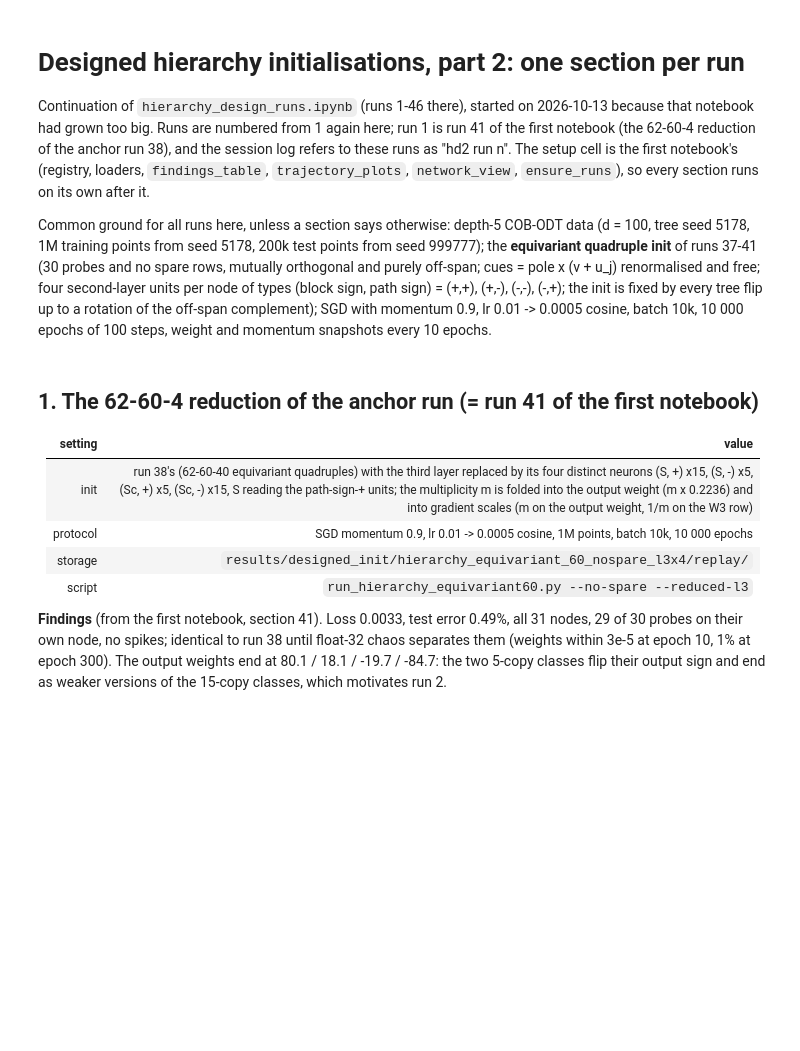
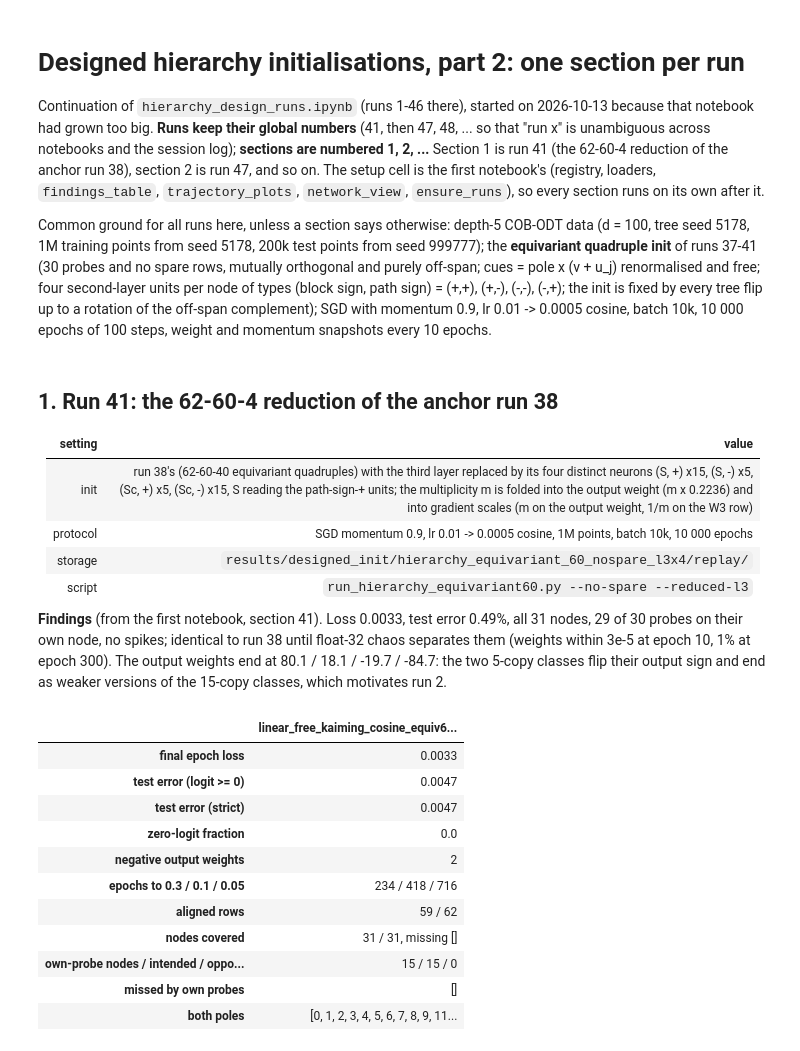
Before and after one commit to HarishGP/layer-lenses, a Jupyter notebook: notebooks/hierarchy_design_runs_2.ipynb, the cells around one changed output. Saved outputs shown, nothing was run; the diff lists cells and outputs as text; code cells hidden in the pictures; blank space fills up the shorter version.

Commit message:
Notebook 2 uses global run numbers (41, 47, 48, 49); run 48 (readout rescaled to run 41's) and run 49 (10M points) launched
Co-Authored-By: Claude Fable 5.1 <noreply@anthropic.com>

```diff
--- a/notebooks/hierarchy_design_runs_2.ipynb
+++ b/notebooks/hierarchy_design_runs_2.ipynb
@@ -1,10 +1,11 @@
 # %% [markdown]
 # Designed hierarchy initialisations, part 2: one section per run
 
-Continuation of `hierarchy_design_runs.ipynb` (runs 1-46 there), started on 2026-10-13 because that notebook had grown too big. Runs
-are numbered from 1 again here; run 1 is run 41 of the first notebook (the 62-60-4 reduction of the anchor run 38), and the session log
-refers to these runs as "hd2 run n". The setup cell is the first notebook's (registry, loaders, `findings_table`, `trajectory_plots`,
-`network_view`, `ensure_runs`), so every section runs on its own after it.
+Continuation of `hierarchy_design_runs.ipynb` (runs 1-46 there), started on 2026-10-13 because that notebook had grown too big. **Runs
+keep their global numbers** (41, then 47, 48, ... so that "run x" is unambiguous across notebooks and the session log); **sections are
+numbered 1, 2, ...** Section 1 is run 41 (the 62-60-4 reduction of the anchor run 38), section 2 is run 47, and so on. The setup cell is
+the first notebook's (registry, loaders, `findings_table`, `trajectory_plots`, `network_view`, `ensure_runs`), so every section runs on
+its own after it.
 
 Common ground for all runs here, unless a section says otherwise: depth-5 COB-ODT data (d = 100, tree seed 5178, 1M training points from
 seed 5178, 200k test points from seed 999777); the **equivariant quadruple init** of runs 37-41 (30 probes and no spare rows, mutually
@@ -141,7 +144,7 @@ def ensure_runs(*numbers):
         loaded[n] = g[f"run{n}"]
     return loaded
 # %% [markdown]
-## 1. The 62-60-4 reduction of the anchor run (= run 41 of the first notebook)
+## 1. Run 41: the 62-60-4 reduction of the anchor run 38
 
 | setting | value |
 |---|---|
@@ -152,7 +155,20 @@ def ensure_runs(*numbers):
 
 **Findings** (from the first notebook, section 41). Loss 0.0033, test error 0.49%, all 31 nodes, 29 of 30 probes on their own node, no spikes; identical to run 38 until float-32 chaos separates them (weights within 3e-5 at epoch 10, 1% at epoch 300). The output weights end at 80.1 / 18.1 / -19.7 / -84.7: the two 5-copy classes flip their output sign and end as weaker versions of the 15-copy classes, which motivates run 2.
 # %%
-sr1, run1 = load_replay_run("hierarchy_equivariant_60_nospare_l3x4", [62, 60, 4])          # ~20 s
-summary1 = findings_table(run1)
+sr41, run41 = load_replay_run("hierarchy_equivariant_60_nospare_l3x4", [62, 60, 4])          # ~20 s
+summary41 = findings_table(run41)
+# %% [output]
+|  | linear_free_kaiming_cosine_equiv6... |
+| final epoch loss | 0.0033 |
+| test error (logit >= 0) | 0.0047 |
+| test error (strict) | 0.0047 |
+| zero-logit fraction | 0.0 |
+| negative output weights | 2 |
+| epochs to 0.3 / 0.1 / 0.05 | 234 / 418 / 716 |
+| aligned rows | 59 / 62 |
+| nodes covered | 31 / 31, missing [] |
+| own-probe nodes / intended / oppo... | 15 / 15 / 0 |
+| missed by own probes | [] |
+| both poles | [0, 1, 2, 3, 4, 5, 6, 7, 8, 9, 11... |
 # %%
 NEURON_IDS = [0, 1, 2, 3]
```
Also changed, not shown: parts of 18 cells of this notebook, 10 other files.
